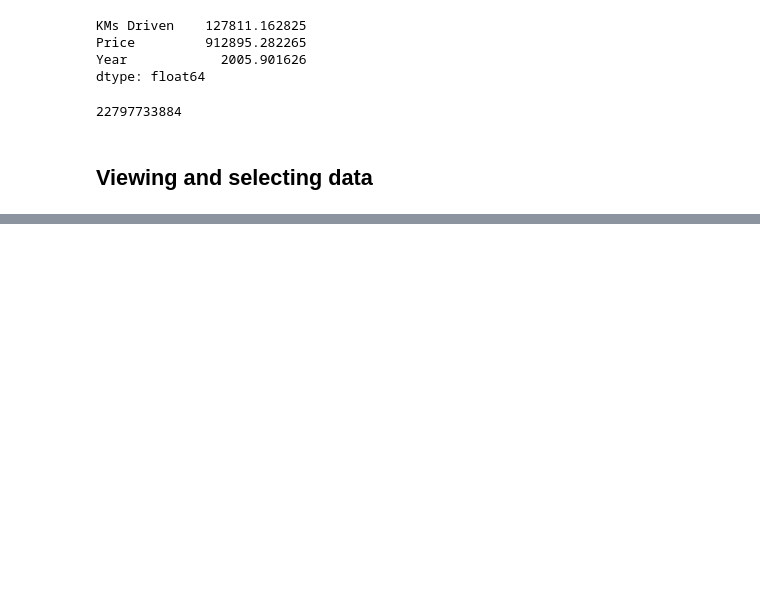
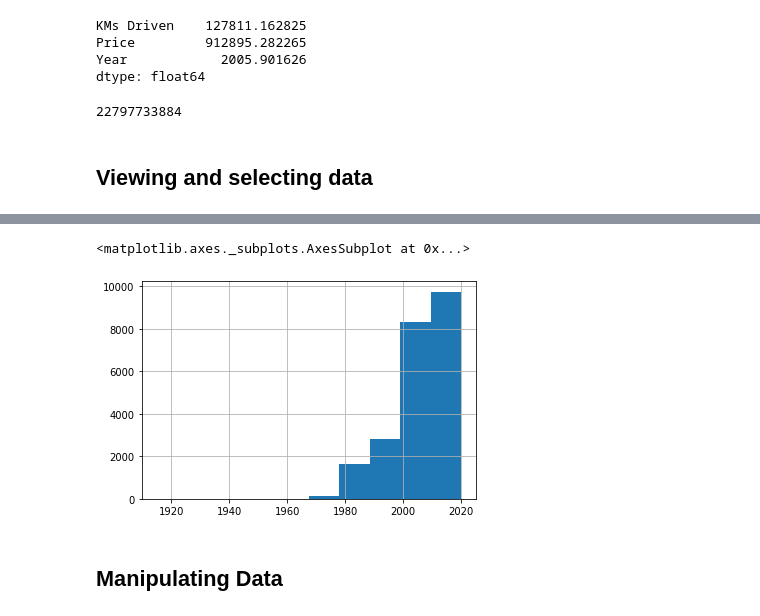
Before and after one commit to E-RROR/ml-course-files, a Jupyter notebook: ML/try-panda.ipynb, the cells around one changed output, grey strips where cells are left out. Cells and saved outputs as stored; diff of their text form; code cells hidden in the pictures; blank space fills up the shorter version.

```diff
--- a/ML/try-panda.ipynb
+++ b/ML/try-panda.ipynb
@@ -124,0 +162,7 @@ cars_set.tail()
+# %%
+cars_set["Year"].hist()
+# %% [output]
+<matplotlib.axes._subplots.AxesSubplot at 0x...>
+[figure, added]
+# %% [markdown]
+## Manipulating Data
```
Also changed, not shown: parts of 8 cells of this notebook.
